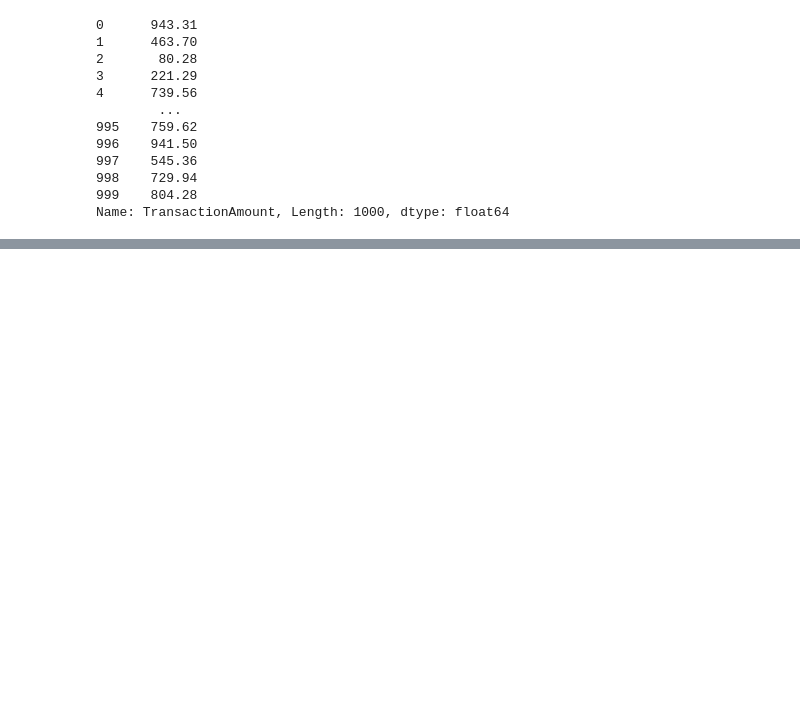
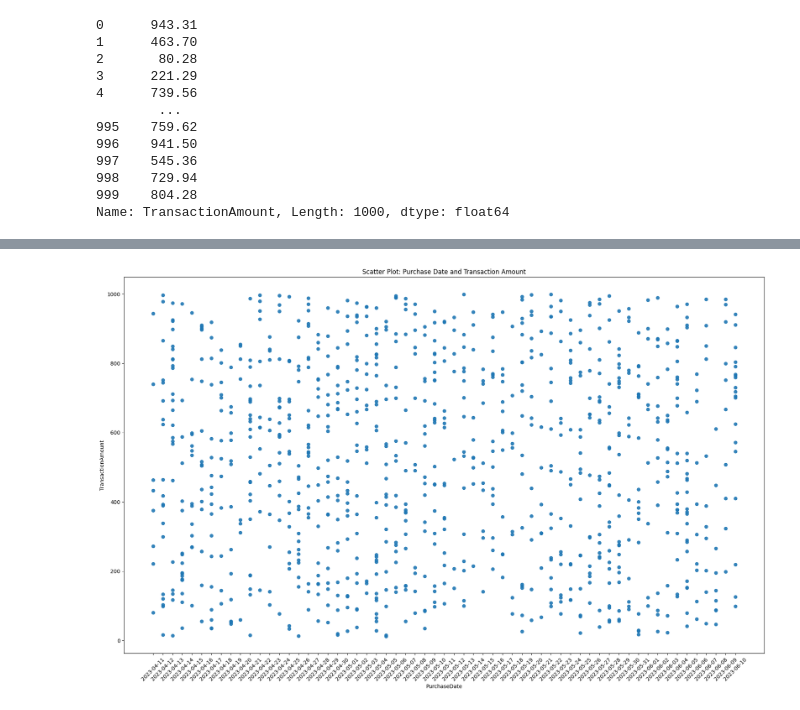
Before and after one commit to pkamundi/rfm_data_analysis, a Jupyter notebook: rfm-data-analysis.ipynb, the cells around one changed output, grey strips where cells are left out. Cells and saved outputs as stored; diff of their text form; code cells hidden in the pictures; blank space fills up the shorter version.

```diff
--- a/rfm-data-analysis.ipynb
+++ b/rfm-data-analysis.ipynb
@@ -125,0 +161,13 @@ Name: TransactionAmount, Length: 1000, dtype: float64
+# %%
+#The scatterplot shows the purchases were fairly distributed
+transaction_amount_column = rfm_data ['TransactionAmount'].value_counts()
+purchase_date_column = rfm_data ['PurchaseDate']
+plt.figure(figsize=(22, 13))
+plt.scatter(rfm_data['PurchaseDate'], rfm_data['TransactionAmount'], alpha=0.9)
+plt.xlabel('PurchaseDate')
+plt.ylabel('TransactionAmount')
+plt.title('Scatter Plot: Purchase Date and Transaction Amount')
+plt.xticks(rotation=45)
+plt.show()
+# %% [output]
+[figure, added]
```
Also changed, not shown: parts of 4 cells of this notebook.
